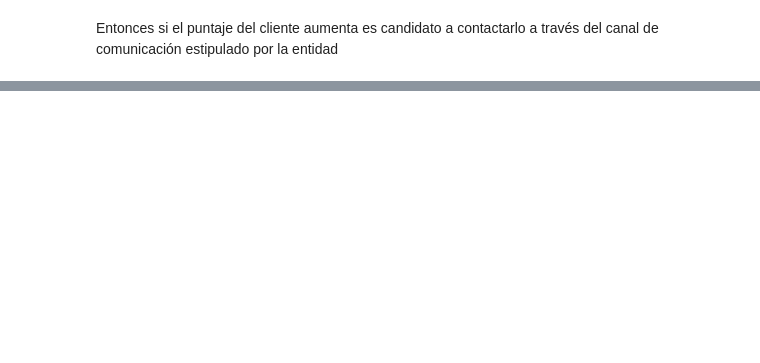
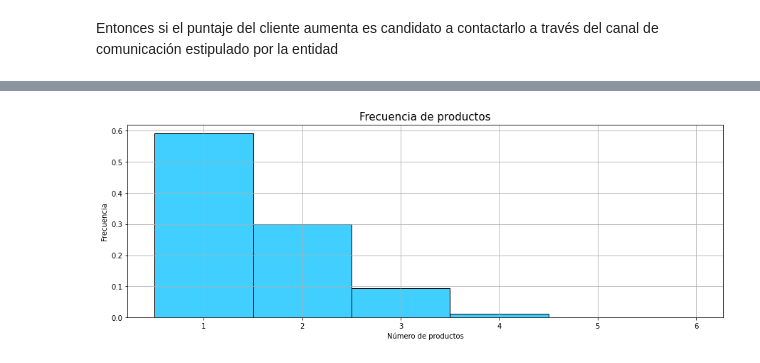
Before and after one commit to jomen93/Cartera, a Jupyter notebook: Exploracion.ipynb, the cells around one changed output, grey strips where cells are left out. Cells and saved outputs as stored; diff of their text form; code cells hidden in the pictures; blank space fills up the shorter version.

Commit message:
adding the client temporal series review

```diff
--- a/Exploracion.ipynb
+++ b/Exploracion.ipynb
@@ -453,0 +453,21 @@ Entonces si el puntaje del cliente aumenta es candidato a contactarlo a través
+# %%
+# Creacion de la lista que va a almacenar la frecuencia
+dist_product = []
+# ciclo que verifica cada cliente
+N_clientes = len(data["ID_CLIENTE"].unique())
+
+for cliente in range(N_clientes):
+    n_contratos = len(data["ID_CONTRATO"][(data["ID_CONTRATO"] != np.nan) & (data["ID_CLIENTE"] == data["ID_CLIENTE"].iloc[cliente] )].unique())
+    dist_product.append(n_contratos)
+# %%
+fig, ax = plt.subplots(figsize = (15,5))
+
+sns.histplot(dist_product,stat="probability", color='deepskyblue', binwidth=0.5, shrink=2)
+
+plt.title('Frecuencia de productos', size=15)
+plt.xlabel("Número de productos")
+plt.ylabel("Frecuencia")
+plt.tick_params(left=True, bottom=True)
+plt.grid(True)
+# %% [output]
+[figure, added]
```
Also changed, not shown: parts of 19 cells of this notebook.
